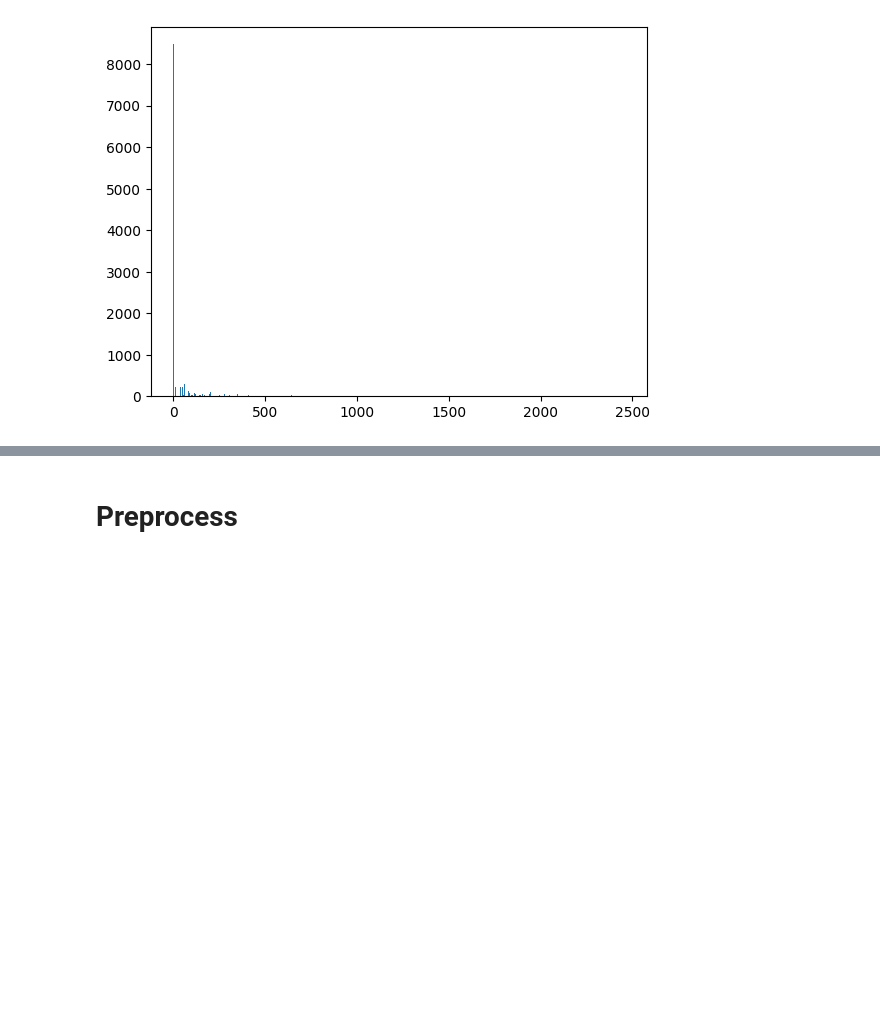
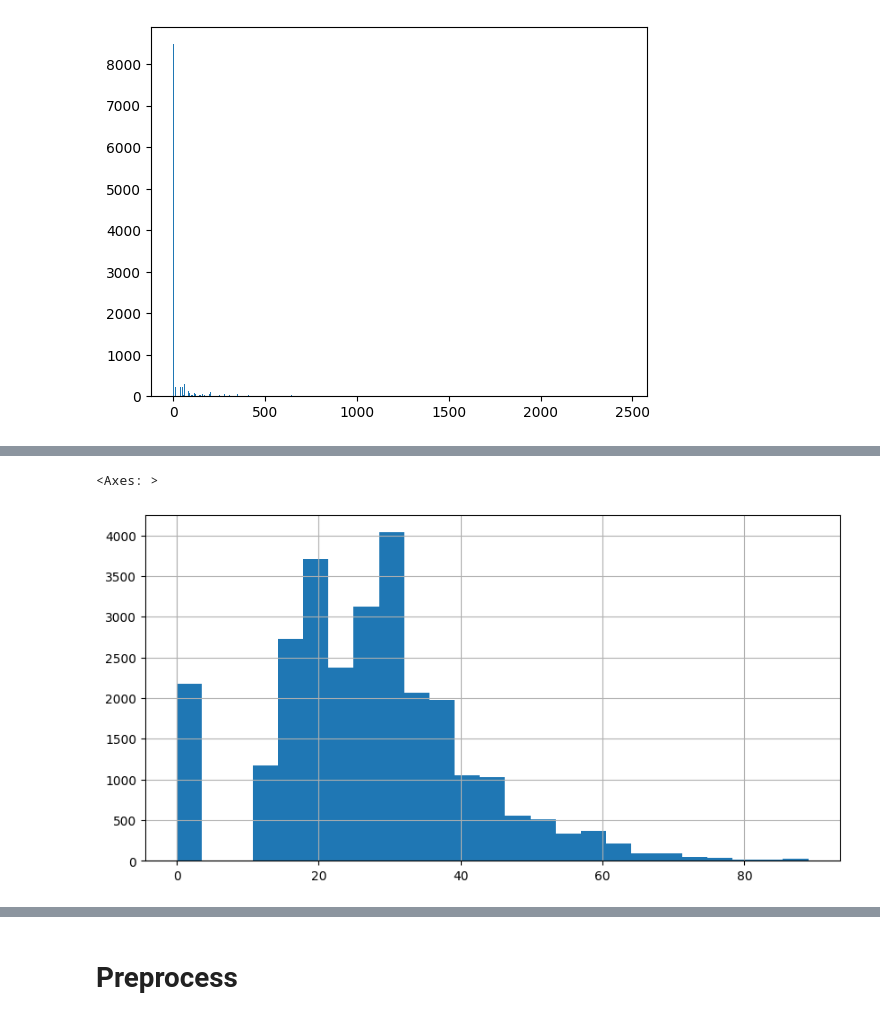
Before and after one commit to EgorChernov5/VILLKA, a Jupyter notebook: notebooks/preprocessing.ipynb, the cells around one changed output, grey strips where cells are left out. Saved outputs shown, nothing was run; the diff lists cells and outputs as text; code cells hidden in the pictures; blank space fills up the shorter version.

```diff
--- a/notebooks/preprocessing.ipynb
+++ b/notebooks/preprocessing.ipynb
@@ -783,2 +832,14 @@ array([[<Axes: title={'center': 'age'}>,
+# %%
+# Убираем выбросы: кто старше 90 тому присваиваем mean
+mask = ((с_add_user_ds["age"] != 0) & (с_add_user_ds["age"] < 90))
+mean_age = np.mean(с_add_user_ds.loc[mask, "age"]).astype(np.int64)
+
+mask = с_add_user_ds["age"] >= 90
+с_add_user_ds.loc[mask, "age"] = mean_age
+# %%
+с_add_user_ds["age"].hist(bins=25, figsize=(10, 5))
+# %% [output]
+<Axes: >
+[figure, added]
 # %%
 # Возьмем юзеров без пропущенных значений
```
Also changed, not shown: parts of 15 cells of this notebook.
